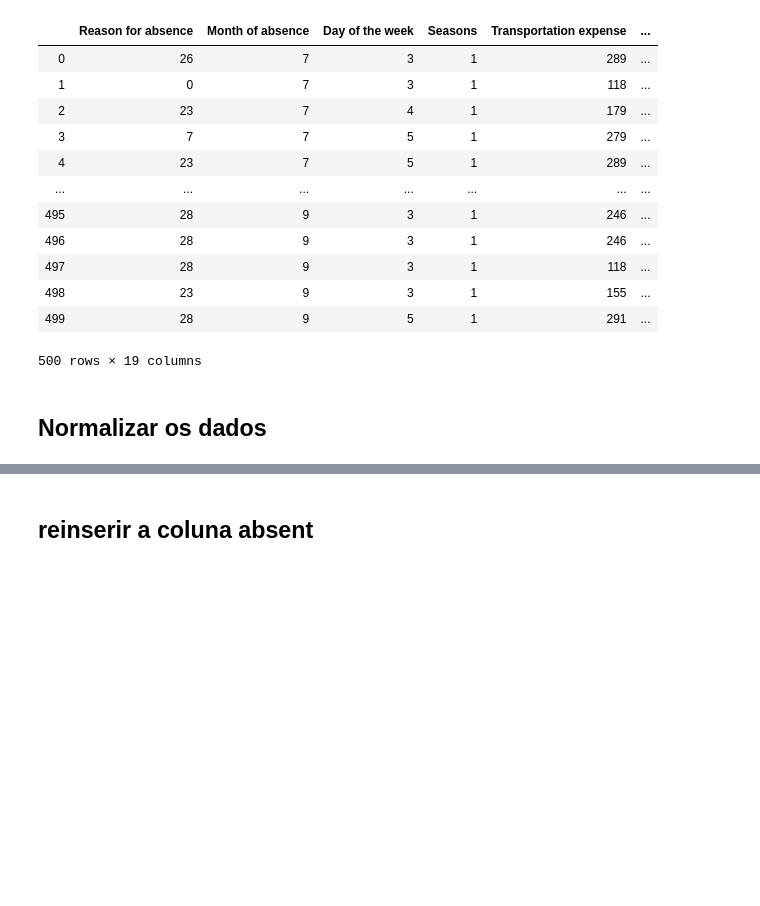
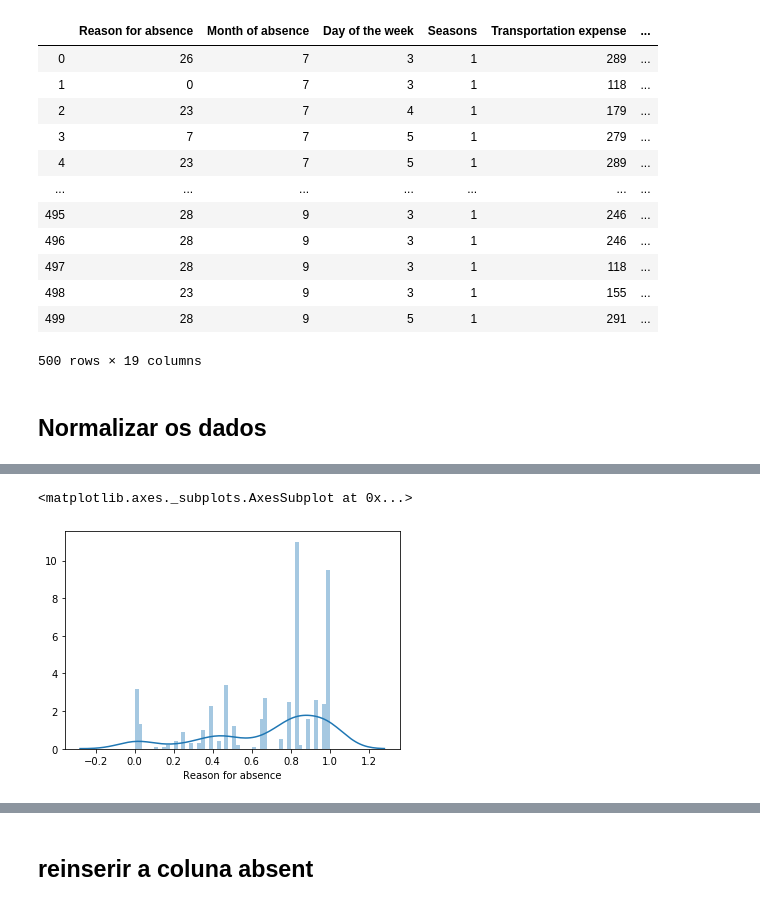
Before and after one commit to Rafaela897/SI19-20, a Jupyter notebook: AEC/trabalho2/Trabalho2.ipynb, the cells around one changed output, grey strips where cells are left out. Cells and saved outputs as stored; diff of their text form; code cells hidden in the pictures; blank space fills up the shorter version.

```diff
--- a/AEC/trabalho2/Trabalho2.ipynb
+++ b/AEC/trabalho2/Trabalho2.ipynb
@@ -124,0 +145,5 @@ X_test
+# %%
+sns.distplot(AbsentsX['Reason for absence'],bins=50)
+# %% [output]
+<matplotlib.axes._subplots.AxesSubplot at 0x...>
+[figure, added]
```
Also changed, not shown: parts of 43 cells of this notebook.
